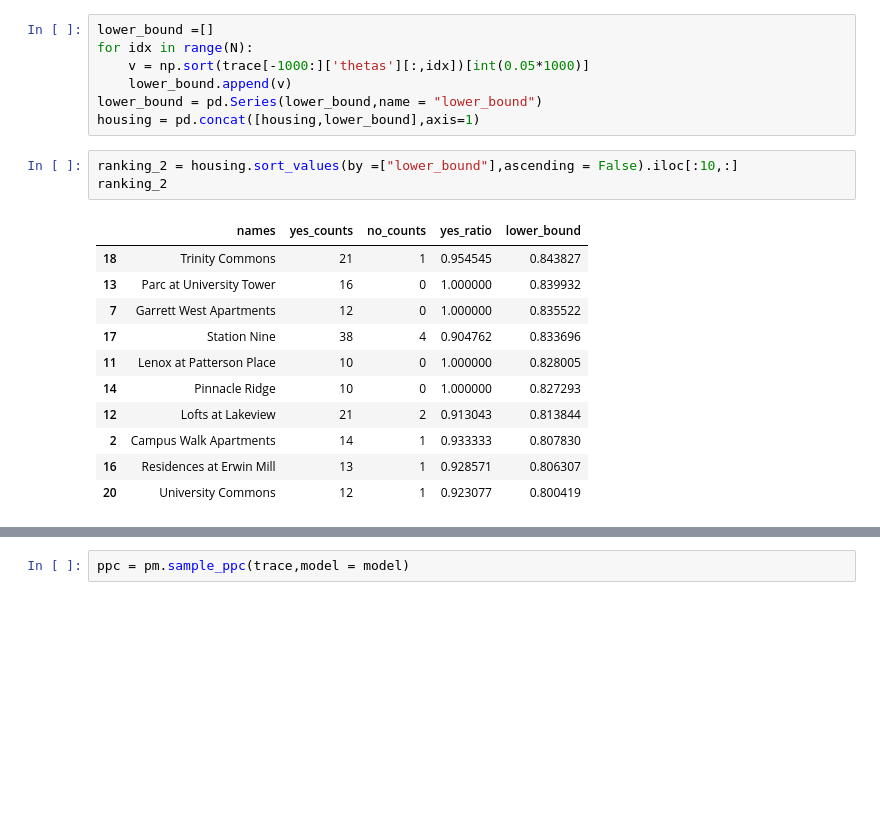
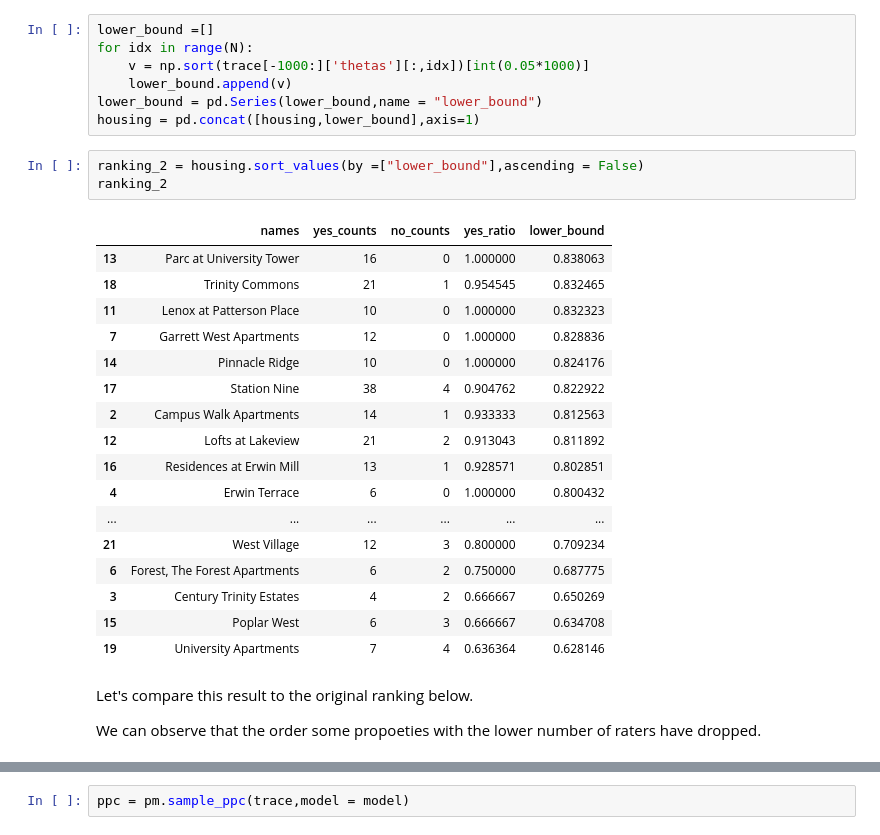
Before and after one commit to Jantg/Housing_rankings, a Jupyter notebook: housing_ranking.ipynb, the cells around one changed output, grey strips where cells are left out. Drawn from its saved outputs; the diff is of its cells as text; blank space fills up the shorter version.

Commit message:
some corrections and comments on the end result

```diff
--- a/housing_ranking.ipynb
+++ b/housing_ranking.ipynb
@@ -251,20 +275,30 @@ for idx in range(N):
 lower_bound = pd.Series(lower_bound,name = "lower_bound")
 housing = pd.concat([housing,lower_bound],axis=1)
 # %%
-ranking_2 = housing.sort_values(by =["lower_bound"],ascending = False).iloc[:10,:]
+ranking_2 = housing.sort_values(by =["lower_bound"],ascending = False)
 ranking_2
 # %% [output]
 |  | names | yes_counts | no_counts | yes_ratio | lower_bound |
-| 18 | Trinity Commons | 21 | 1 | 0.954545 | 0.843827 |
-| 13 | Parc at University Tower | 16 | 0 | 1.000000 | 0.839932 |
-| 7 | Garrett West Apartments | 12 | 0 | 1.000000 | 0.835522 |
-| 17 | Station Nine | 38 | 4 | 0.904762 | 0.833696 |
-| 11 | Lenox at Patterson Place | 10 | 0 | 1.000000 | 0.828005 |
-| 14 | Pinnacle Ridge | 10 | 0 | 1.000000 | 0.827293 |
-| 12 | Lofts at Lakeview | 21 | 2 | 0.913043 | 0.813844 |
-| 2 | Campus Walk Apartments | 14 | 1 | 0.933333 | 0.807830 |
-| 16 | Residences at Erwin Mill | 13 | 1 | 0.928571 | 0.806307 |
-| 20 | University Commons | 12 | 1 | 0.923077 | 0.800419 |
+| 13 | Parc at University Tower | 16 | 0 | 1.000000 | 0.838063 |
+| 18 | Trinity Commons | 21 | 1 | 0.954545 | 0.832465 |
+| 11 | Lenox at Patterson Place | 10 | 0 | 1.000000 | 0.832323 |
+| 7 | Garrett West Apartments | 12 | 0 | 1.000000 | 0.828836 |
+| 14 | Pinnacle Ridge | 10 | 0 | 1.000000 | 0.824176 |
+| 17 | Station Nine | 38 | 4 | 0.904762 | 0.822922 |
+| 2 | Campus Walk Apartments | 14 | 1 | 0.933333 | 0.812563 |
+| 12 | Lofts at Lakeview | 21 | 2 | 0.913043 | 0.811892 |
+| 16 | Residences at Erwin Mill | 13 | 1 | 0.928571 | 0.802851 |
+| 4 | Erwin Terrace | 6 | 0 | 1.000000 | 0.800432 |
+| ... | ... | ... | ... | ... | ... |
+| 21 | West Village | 12 | 3 | 0.800000 | 0.709234 |
+| 6 | Forest, The Forest Apartments | 6 | 2 | 0.750000 | 0.687775 |
+| 3 | Century Trinity Estates | 4 | 2 | 0.666667 | 0.650269 |
+| 15 | Poplar West | 6 | 3 | 0.666667 | 0.634708 |
+| 19 | University Apartments | 7 | 4 | 0.636364 | 0.628146 |
+# %% [markdown]
+Let's compare this result to the original ranking below.
+
+We can observe that the order some propoeties with the lower number of raters have dropped.
 # %%
 ranking
 # %% [output]
```
Also changed, not shown: parts of 20 cells of this notebook.
